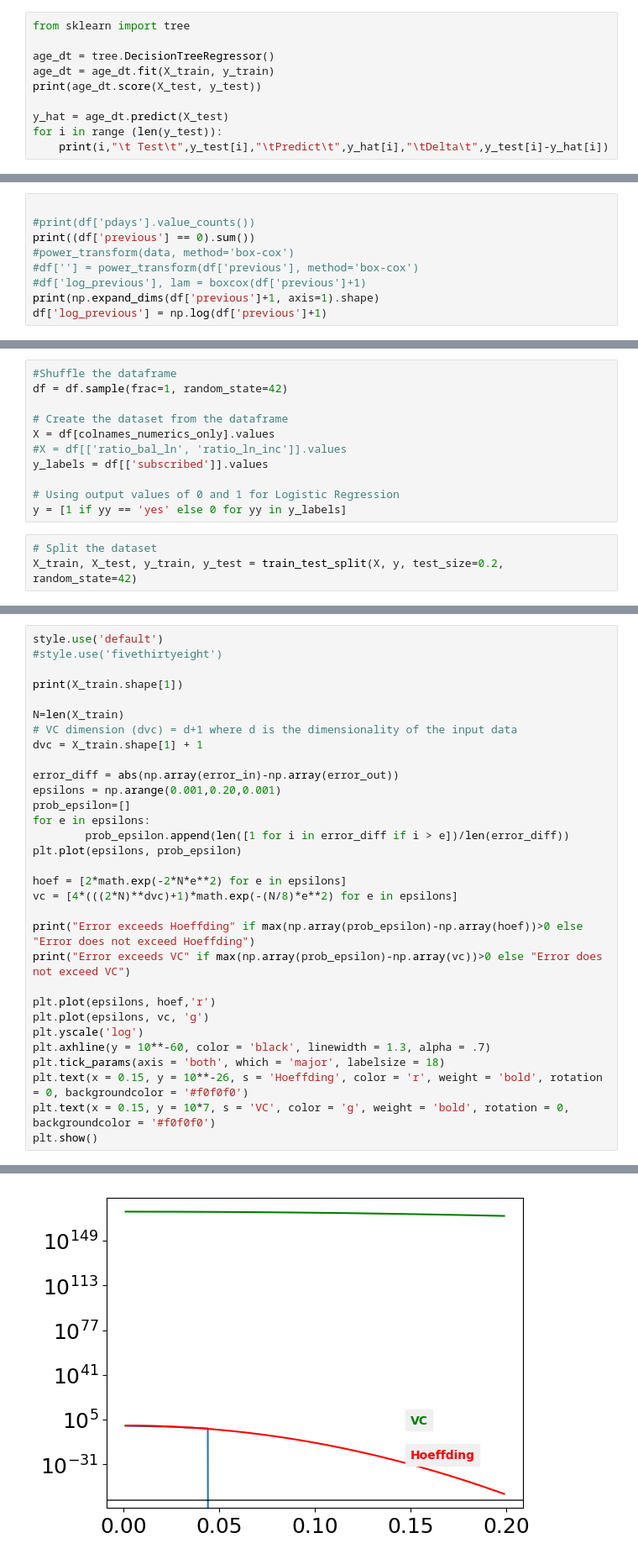
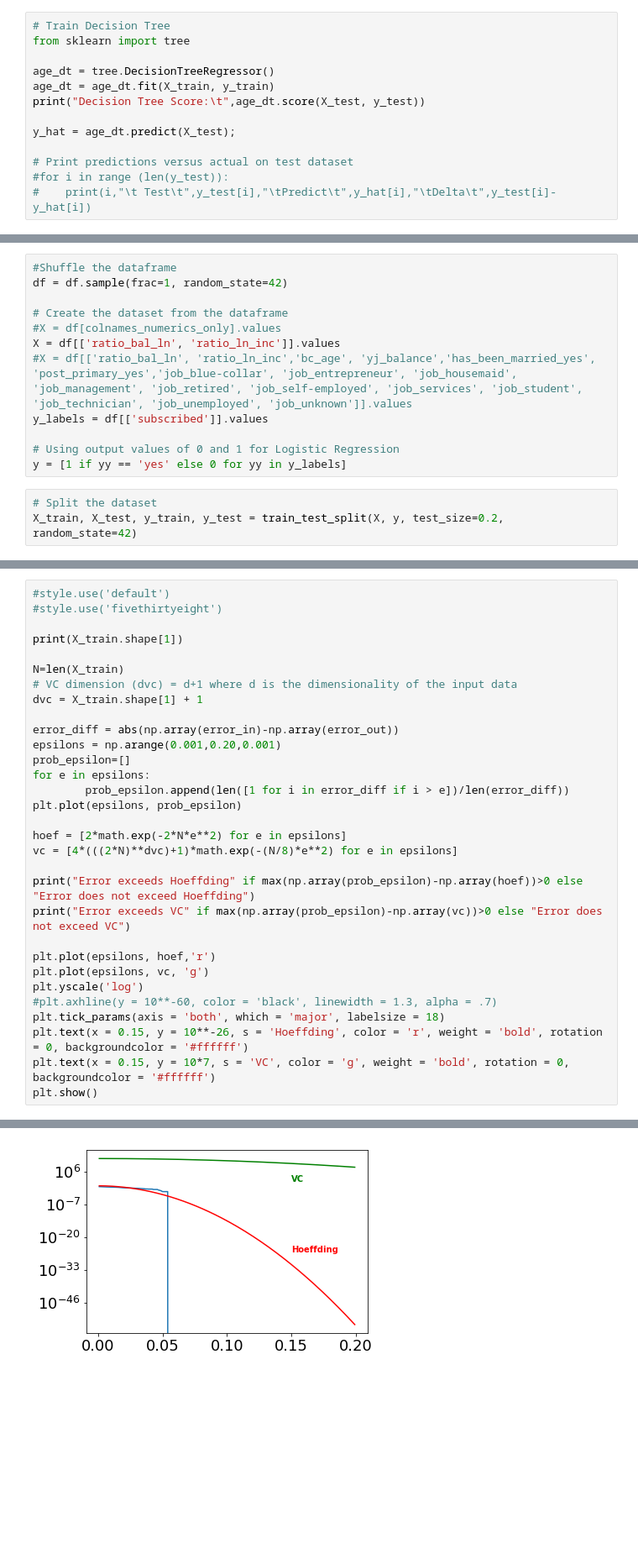
Before and after one commit to vipulpopat/MSCAI_Sem1_Etivity2, a Jupyter notebook: Etivity2_9939245.ipynb, the cells around one changed output, grey strips where cells are left out. Shown: that part at 84% size. Saved outputs shown, nothing was run; the diff lists cells and outputs as text; blank space fills up the shorter version.

```diff
--- a/Etivity2_9939245.ipynb
+++ b/Etivity2_9939245.ipynb
@@ -353,13 +507,16 @@ X_train, X_test, y_train, y_test = train_test_split(X, y, test_size=0.2, random_
 (1988, 1)
 (1988, 4)
 # %%
+# Train Decision Tree
 from sklearn import tree
 
 age_dt = tree.DecisionTreeRegressor()
 age_dt = age_dt.fit(X_train, y_train)
-print(age_dt.score(X_test, y_test))
+print("Decision Tree Score:\t",age_dt.score(X_test, y_test))
 
-y_hat = age_dt.predict(X_test)
-for i in range (len(y_test)):
-    print(i,"\t Test\t",y_test[i],"\tPredict\t",y_hat[i],"\tDelta\t",y_test[i]-y_hat[i])
+y_hat = age_dt.predict(X_test);
+
+# Print predictions versus actual on test dataset
+#for i in range (len(y_test)):
+#    print(i,"\t Test\t",y_test[i],"\tPredict\t",y_hat[i],"\tDelta\t",y_test[i]-y_hat[i])
 # %% [output]
@@ -858,9 +1133,0 @@ Feature:         duration
-# %%
-
-#print(df['pdays'].value_counts())
-print((df['previous'] == 0).sum())
-#power_transform(data, method='box-cox')
-#df[''] = power_transform(df['previous'], method='box-cox')
-#df['log_previous'], lam = boxcox(df['previous']+1)
-print(np.expand_dims(df['previous']+1, axis=1).shape)
-df['log_previous'] = np.log(df['previous']+1)
@@ -922,8 +1149,9 @@ print(len(colnames_numerics_only))
 df = df.sample(frac=1, random_state=42)
 
 # Create the dataset from the dataframe
-X = df[colnames_numerics_only].values
-#X = df[['ratio_bal_ln', 'ratio_ln_inc']].values
+#X = df[colnames_numerics_only].values
+X = df[['ratio_bal_ln', 'ratio_ln_inc']].values
+#X = df[['ratio_bal_ln', 'ratio_ln_inc','bc_age', 'yj_balance','has_been_married_yes', 'post_primary_yes','job_blue-collar', 'job_entrepreneur', 'job_housemaid', 'job_management', 'job_retired', 'job_self-employed', 'job_services', 'job_student', 'job_technician', 'job_unemployed', 'job_unknown']].values
 y_labels = df[['subscribed']].values
 
 # Using output values of 0 and 1 for Logistic Regression
@@ -1104,5 +1258,5 @@ print(error_out)
 # %%
-style.use('default')
+#style.use('default')
 #style.use('fivethirtyeight')
 
 print(X_train.shape[1])
@@ -1127,9 +1281,9 @@ print("Error exceeds VC" if max(np.array(prob_epsilon)-np.array(vc))>0 else "Err
 plt.plot(epsilons, hoef,'r')
 plt.plot(epsilons, vc, 'g')
 plt.yscale('log')
-plt.axhline(y = 10**-60, color = 'black', linewidth = 1.3, alpha = .7)
+#plt.axhline(y = 10**-60, color = 'black', linewidth = 1.3, alpha = .7)
 plt.tick_params(axis = 'both', which = 'major', labelsize = 18)
-plt.text(x = 0.15, y = 10**-26, s = 'Hoeffding', color = 'r', weight = 'bold', rotation = 0, backgroundcolor = '#f0f0f0')
-plt.text(x = 0.15, y = 10*7, s = 'VC', color = 'g', weight = 'bold', rotation = 0, backgroundcolor = '#f0f0f0')
+plt.text(x = 0.15, y = 10**-26, s = 'Hoeffding', color = 'r', weight = 'bold', rotation = 0, backgroundcolor = '#ffffff')
+plt.text(x = 0.15, y = 10*7, s = 'VC', color = 'g', weight = 'bold', rotation = 0, backgroundcolor = '#ffffff')
 plt.show()
 # %% [output]
@@ -1137,4 +1291,4 @@ plt.show()
 Error exceeds Hoeffding
 Error does not exceed VC
-[figure, old version]
+[figure, new version]
 # %%
```
Also changed, not shown: parts of 132 cells of this notebook.
